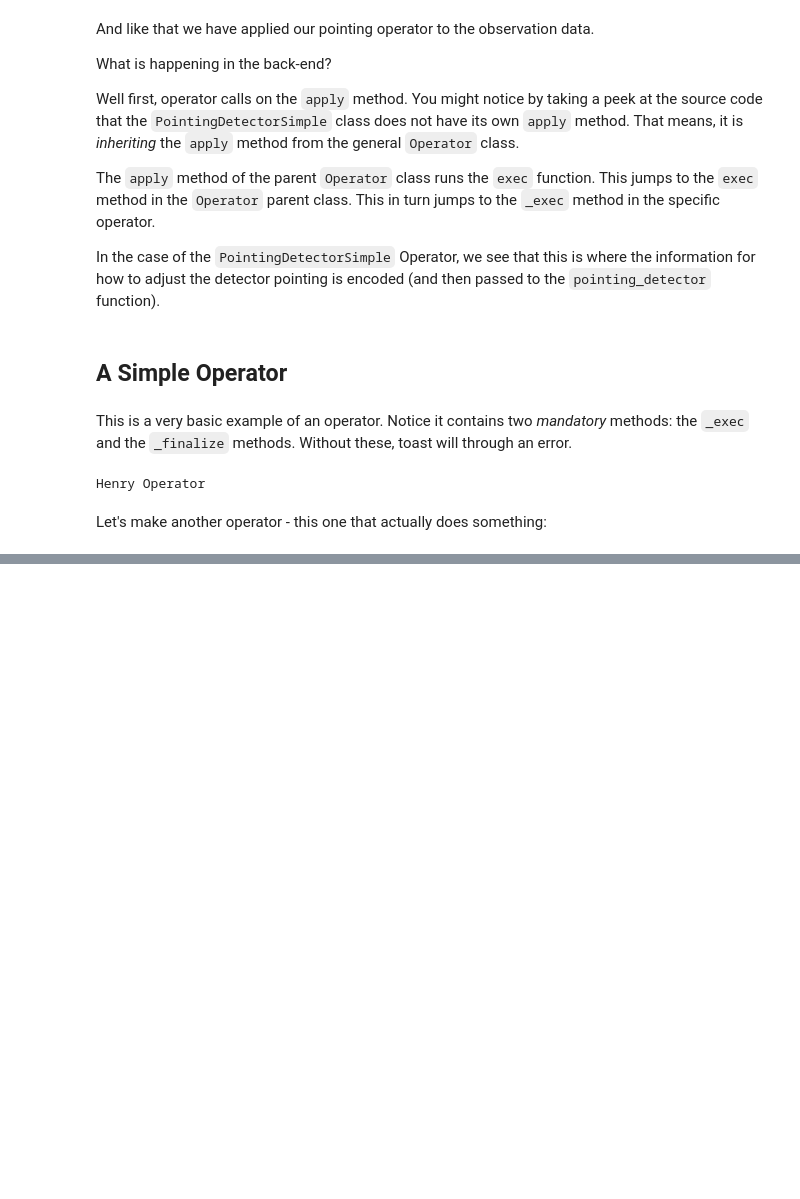
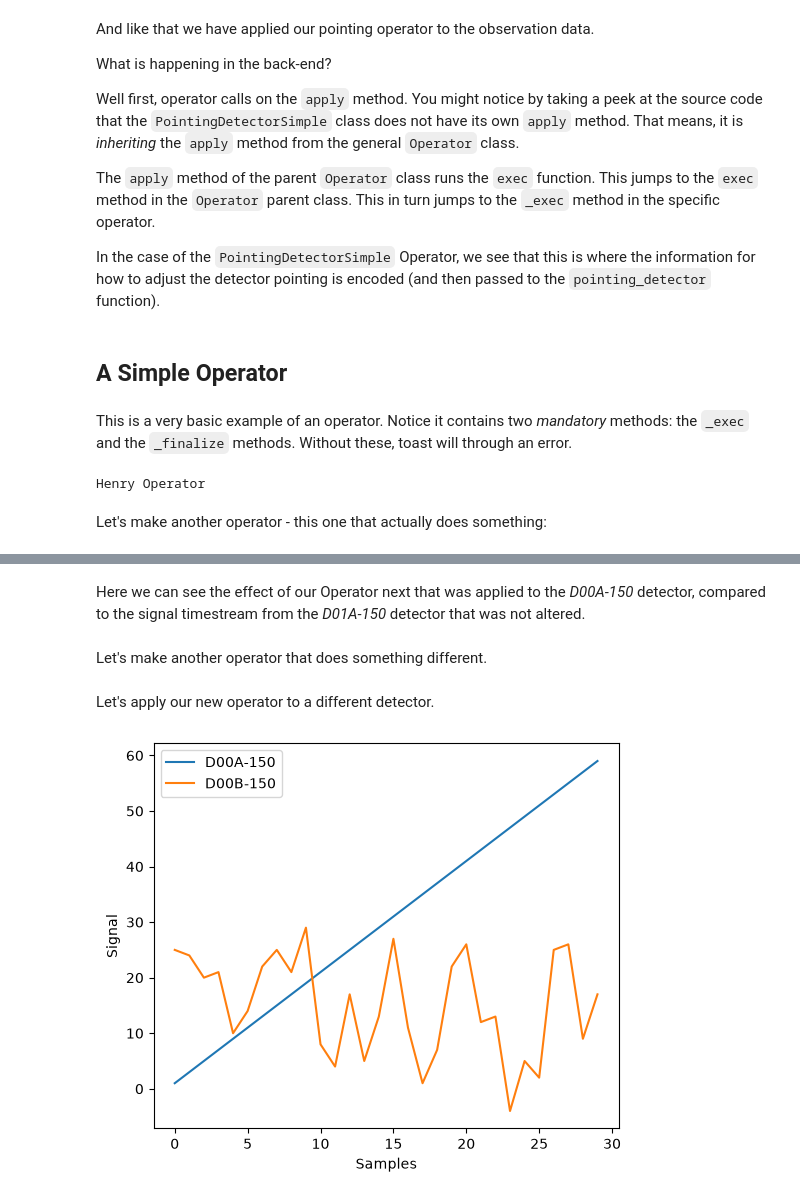
Before and after one commit to henry-e-n/SO_PointingReqs, a Jupyter notebook: toast_tutorial/04_BuildingAnOperator.ipynb, the cells around one changed output, grey strips where cells are left out. Saved outputs shown, nothing was run; the diff lists cells and outputs as text; code cells hidden in the pictures; blank space fills up the shorter version.

Commit message:
finished operator tutorial

```diff
--- a/toast_tutorial/04_BuildingAnOperator.ipynb
+++ b/toast_tutorial/04_BuildingAnOperator.ipynb
@@ -229,0 +230,4 @@ plt.plot(ob.detdata['signal'][0])
+# %% [markdown]
+Here we can see the effect of our Operator next that was applied to the _D00A-150_ detector, compared to the signal timestream from the _D01A-150_ detector that was not altered.
+# %% [markdown]
+Let's make another operator that does something different.
@@ -229,0 +275,16 @@ plt.plot(ob.detdata['signal'][0])
+# %% [markdown]
+Let's apply our new operator to a different detector.
+# %%
+seasick = SeaSick(sine_freq = 1, sine_amp = 10, noise_amp = 25)
+
+seasick.apply(data, detectors = ["D00B-150"])
+
+plt.figure(figsize=(6,5))
+plt.plot(ob.detdata['signal']['D00A-150'], label = 'D00A-150')
+plt.plot(ob.detdata['signal']['D00B-150'], label = 'D00B-150')
+plt.xlabel("Samples")
+plt.ylabel("Signal")
+plt.legend()
+plt.show()
+# %% [output]
+[figure, added]
```
Also changed, not shown: parts of 11 cells of this notebook.
